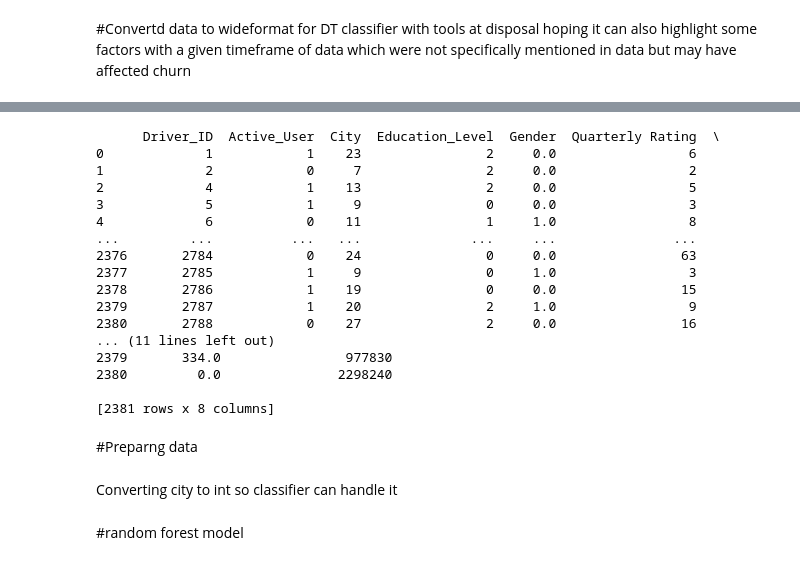
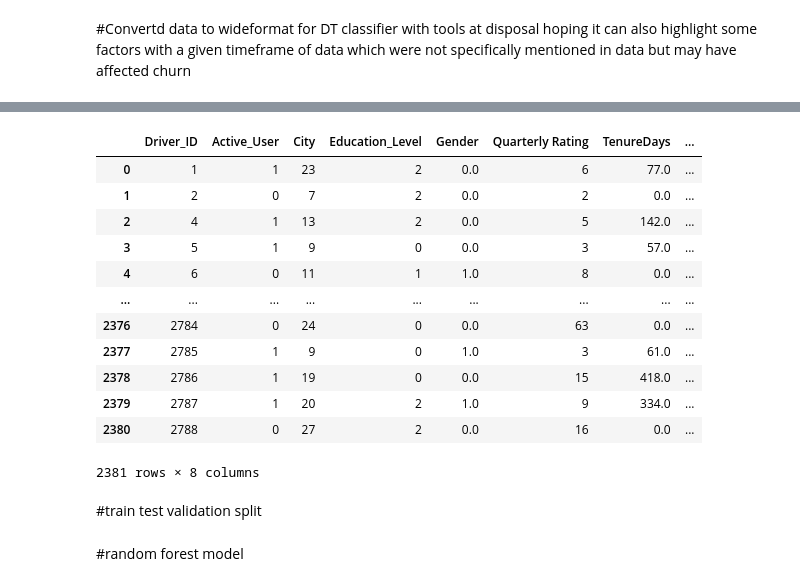
Before and after one commit to ashishkumarsaklani/AIML, a Jupyter notebook: OLA_Ensemble.ipynb, the cells around one changed output, grey strips where cells are left out. Saved outputs shown, nothing was run; the diff lists cells and outputs as text; code cells hidden in the pictures.

```diff
--- a/OLA_Ensemble.ipynb
+++ b/OLA_Ensemble.ipynb
@@ -496,51 +487,45 @@ pivot_df = df
 # %%
 
 # Handle potential missing values in 'LastWorkingDate'
 pivot_df['LastWorkingDate'].fillna(pd.NA, inplace=True)
 
 # Convert 'Dateofjoining' to datetime64 if necessary (assuming UTC timezone)
 if not pd.api.types.is_datetime64_dtype(pivot_df['Dateofjoining']):
     pivot_df['Dateofjoining'] = pd.to_datetime(pivot_df['Dateofjoining'])
 
 # Calculate 'TenureDays' (assuming both dates are in the same year)
 pivot_df['TenureDays'] = (pivot_df['LastWorkingDate'] - pivot_df['Dateofjoining']).dt.days.fillna(0)  # Handle missing 'LastWorkingDate' with 0 days
 
 # Create a boolean column indicating active users based on 'LastWorkingDate'
 pivot_df['Active_User'] = pivot_df['LastWorkingDate'].notnull().astype(int)
 
 # Convert to wide format using pivot_table
 wide_df = pivot_df.pivot_table(index='Driver_ID',
                          values=['Education_Level', 'Gender', 'City', 'Total Business Value', 'Quarterly Rating', 'TenureDays', 'Active_User'],
                          aggfunc={'TenureDays': 'sum', 'Active_User': 'sum',  # Aggregate 'TenureDays' and 'Active_User'
                                   'Education_Level': 'first',  # Choosing aggregation for other columns
                                   'Gender': 'first',
                                   'City': 'first',
                                   'Total Business Value': 'sum',
                                   'Quarterly Rating': 'sum'})  # Choosing aggregation for other columns
 
 # Reset the index to make 'Driver_ID' a regular column
 wide_df = wide_df.reset_index()
 
-print(wide_df)
+wide_df
 # %% [output]
+|  | Driver_ID | Active_User | City | Education_Level | Gender | Quarterly Rating | TenureDays | ... |
+| 0 | 1 | 1 | 23 | 2 | 0.0 | 6 | 77.0 | ... |
+| 1 | 2 | 0 | 7 | 2 | 0.0 | 2 | 0.0 | ... |
+| 2 | 4 | 1 | 13 | 2 | 0.0 | 5 | 142.0 | ... |
+| 3 | 5 | 1 | 9 | 0 | 0.0 | 3 | 57.0 | ... |
+| 4 | 6 | 0 | 11 | 1 | 1.0 | 8 | 0.0 | ... |
+| ... | ... | ... | ... | ... | ... | ... | ... | ... |
+| 2376 | 2784 | 0 | 24 | 0 | 0.0 | 63 | 0.0 | ... |
+| 2377 | 2785 | 1 | 9 | 0 | 1.0 | 3 | 61.0 | ... |
+| 2378 | 2786 | 1 | 19 | 0 | 0.0 | 15 | 418.0 | ... |
+| 2379 | 2787 | 1 | 20 | 2 | 1.0 | 9 | 334.0 | ... |
+| 2380 | 2788 | 0 | 27 | 2 | 0.0 | 16 | 0.0 | ... |
-      Driver_ID  Active_User  City  Education_Level  Gender  Quarterly Rating  \
-0             1            1    23                2     0.0                 6
-1             2            0     7                2     0.0                 2
-2             4            1    13                2     0.0                 5
-3             5            1     9                0     0.0                 3
-4             6            0    11                1     1.0                 8
-...         ...          ...   ...              ...     ...               ...
-2376       2784            0    24                0     0.0                63
-2377       2785            1     9                0     1.0                 3
-2378       2786            1    19                0     0.0                15
-2379       2787            1    20                2     1.0                 9
-2380       2788            0    27                2     0.0                16
-... (11 lines left out)
-2379       334.0                977830
-2380         0.0               2298240
-
-[2381 rows x 8 columns]
+2381 rows × 8 columns
-# %% [markdown]
-#Preparng data
-# %% [markdown]
-Converting city to int so classifier can handle it
+# %% [markdown]
+#train test validation split
```
Also changed, not shown: parts of 35 cells of this notebook.
